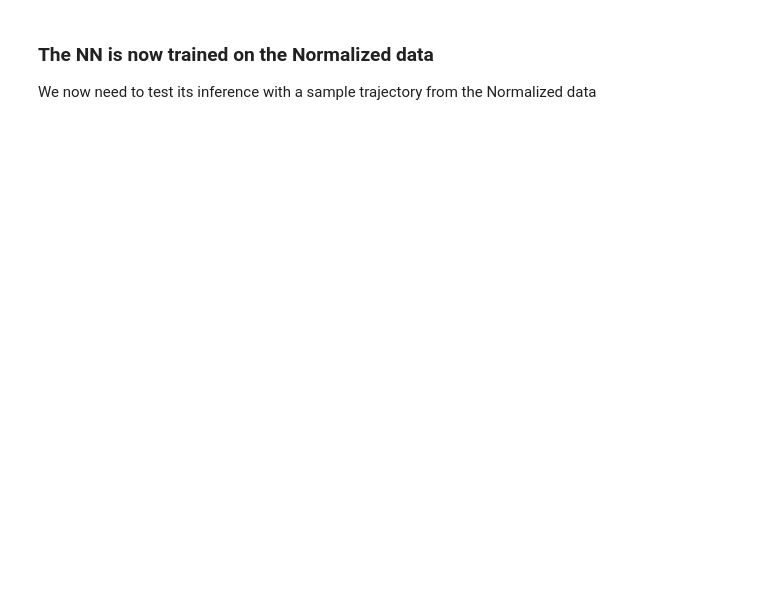
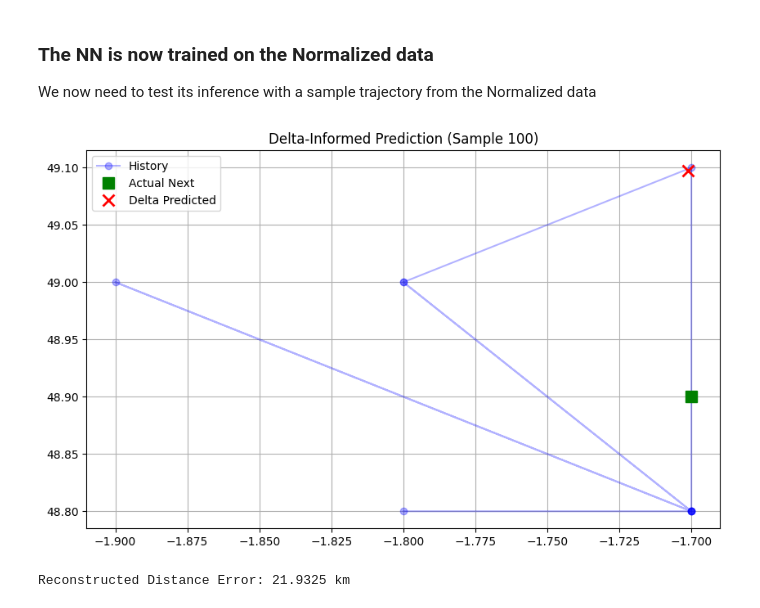
Before and after one commit to Deepmalya2506/Lattice, a Jupyter notebook: services/risk-scoring-engine/lstm_model.ipynb, the cells around one changed output. Drawn from its saved outputs; the diff is of its cells as text; code cells hidden in the pictures; blank space fills up the shorter version.

```diff
--- a/services/risk-scoring-engine/lstm_model.ipynb
+++ b/services/risk-scoring-engine/lstm_model.ipynb
@@ -649,7 +661,7 @@ WINDOW_SIZE = 10
 BATCH_SIZE = 64
 HIDDEN_SIZE = 128
 LEARNING_RATE = 0.001 # Slightly higher is okay for CPU stability
-EPOCHS = 5           # Let's start with 5 epochs to verify progress
+EPOCHS = 10           # Let's start with 5 epochs to verify progress
 DEVICE = torch.device("cpu") # Explicitly set to CPU
 
 # Path to your clean normalized files
@@ -679,7 +691,8 @@ val_loader = DataLoader(val_ds, batch_size=BATCH_SIZE)
 
 # --- 3. MODEL INITIALIZATION ---
 model = PhysicsInformedLSTM(input_size=6, hidden_size=HIDDEN_SIZE, output_size=2).to(DEVICE)
-optimizer = optim.Adam(model.parameters(), lr=LEARNING_RATE)
+optimizer = optim.Adam(model.parameters(), lr=0.001)
+scheduler = optim.lr_scheduler.ReduceLROnPlateau(optimizer, 'min', patience=2, factor=0.5)
 
 # --- 4. THE TRAINING LOOP ---
 print(f"Starting Training on {len(train_ds)} sequences...")
@@ -718,6 +731,7 @@ for epoch in range(EPOCHS):
             v_loss = custom_physics_loss(preds, targets, last_pos, uo_vo)
             val_loss += v_loss.item()
 
+    scheduler.step(val_loss)
     print(f"Epoch [{epoch+1:02d}/{EPOCHS}] | Train Loss: {total_train_loss/len(train_loader):.6f} | Val Loss: {val_loss/len(val_loader):.6f}")
 
 # --- 5. SAVE ---
@@ -741,53 +761,53 @@ We now need to test its inference with a sample trajectory from the Normalized d
 # %%
 import matplotlib.pyplot as plt
 import torch
 import numpy as np
 
-def visualize_prediction(model, dataset, sample_idx=0):
+def visualize_delta_prediction(model, dataset, sample_idx=0):
     model.eval()
     with torch.no_grad():
-        # Get a sequence from the dataset
-        sequence, target, physics_ctx = dataset[sample_idx]
+        sequence, delta_true, physics_ctx = dataset[sample_idx]
 
-        # Reshape for model (add batch dimension)
+        # 1. Forward pass
         input_seq = sequence.unsqueeze(0).to(DEVICE)
+        delta_pred = model(input_seq).cpu().numpy()[0]
 
-        # Predict
-        prediction = model(input_seq).cpu().numpy()[0]
-        actual = target.numpy()
+        # 2. Get Last Known Position from the end of the sequence (unscaled)
+        # Sequence shape is (window, features), features 0 and 1 are Lat/Lon
+        last_scaled_pos = sequence[-1, :2].numpy()
 
-        # Convert back to real coordinates (Inverse Scaling)
-        # Formula: original = (scaled * std) + mean
-        lat_mean = scaling_map['cell_ll_lat_mean']
-        lat_std = scaling_map['cell_ll_lat_std']
-        lon_mean = scaling_map['cell_ll_lon_mean']
-        lon_std = scaling_map['cell_ll_lon_std']
+        # 3. Reconstruct the Target Coordinate: Last Pos + Delta
+        pred_scaled_coord = last_scaled_pos + delta_pred
+        actual_scaled_coord = last_scaled_pos + delta_true.numpy()
 
-        pred_lat = (prediction[0] * lat_std) + lat_mean
-        pred_lon = (prediction[1] * lon_std) + lon_mean
-        actual_lat = (actual[0] * lat_std) + lat_mean
-        actual_lon = (actual[1] * lon_std) + lon_mean
+        # 4. Inverse Scaling to real degrees
+        lat_mean, lat_std = scaling_map['cell_ll_lat_mean'], scaling_map['cell_ll_lat_std']
+        lon_mean, lon_std = scaling_map['cell_ll_lon_mean'], scaling_map['cell_ll_lon_std']
 
-        # Get the history (the window) for context
-        history = sequence.numpy()
-        hist_lat = (history[:, 0] * lat_std) + lat_mean
-        hist_lon = (history[:, 1] * lon_std) + lon_mean
+        pred_lat = (pred_scaled_coord[0] * lat_std) + lat_mean
+        pred_lon = (pred_scaled_coord[1] * lon_std) + lon_mean
+        actual_lat = (actual_scaled_coord[0] * lat_std) + lat_mean
+        actual_lon = (actual_scaled_coord[1] * lon_std) + lon_mean
+
+        # History for context
+        hist_lat = (sequence[:, 0].numpy() * lat_std) + lat_mean
+        hist_lon = (sequence[:, 1].numpy() * lon_std) + lon_mean
 
         # Plotting
         plt.figure(figsize=(10, 6))
-        plt.plot(hist_lon, hist_lat, 'bo-', label="Trajectory History (Window)", alpha=0.5)
-        plt.plot(actual_lon, actual_lat, 'gs', markersize=10, label="Actual Next Position")
-        plt.plot(pred_lon, pred_lat, 'rx', markersize=10, markeredgewidth=2, label="Predicted Next Position")
+        plt.plot(hist_lon, hist_lat, 'bo-', label="History", alpha=0.3)
+        plt.plot(actual_lon, actual_lat, 'gs', markersize=10, label="Actual Next")
+        plt.plot(pred_lon, pred_lat, 'rx', markersize=10, markeredgewidth=2, label="Delta Predicted")
 
-        plt.title(f"Ship Trajectory Prediction (Sample {sample_idx})")
-        plt.xlabel("Longitude")
-        plt.ylabel("Latitude")
+        plt.title(f"Delta-Informed Prediction (Sample {sample_idx})")
         plt.legend()
         plt.grid(True)
         plt.show()
 
         error_km = np.sqrt((pred_lat - actual_lat)**2 + (pred_lon - actual_lon)**2) * 111
-        print(f"Distance Error (approx): {error_km:.4f} km")
+        print(f"Reconstructed Distance Error: {error_km:.4f} km")
 
-# Run it for a few samples
-visualize_prediction(model, val_ds, sample_idx=100)
+visualize_delta_prediction(model, val_ds, sample_idx=100)
+# %% [output]
+[figure, added]
+Reconstructed Distance Error: 21.9325 km
```
Also changed, not shown: parts of 6 cells of this notebook, 5 other files.
